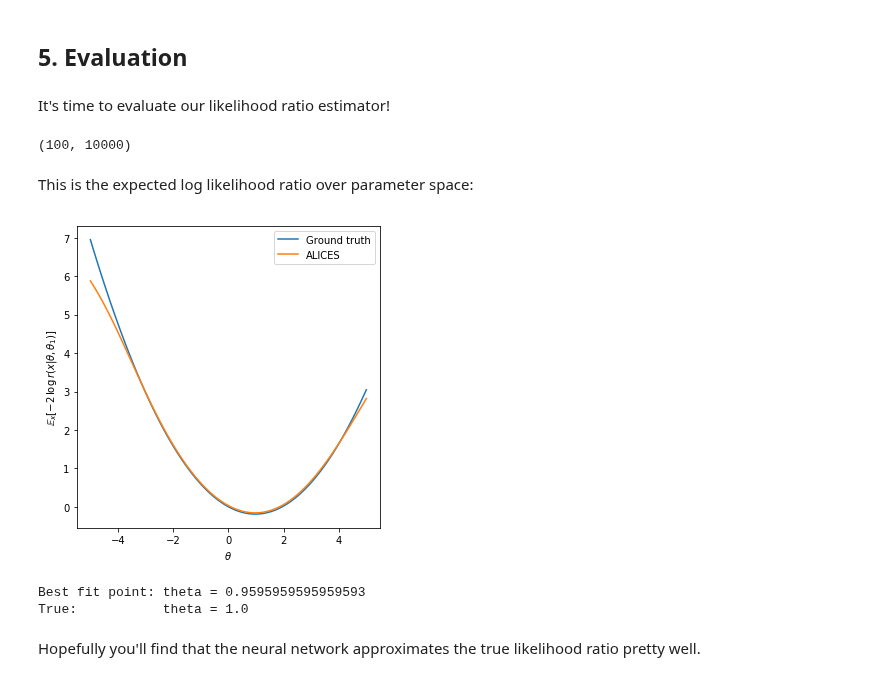
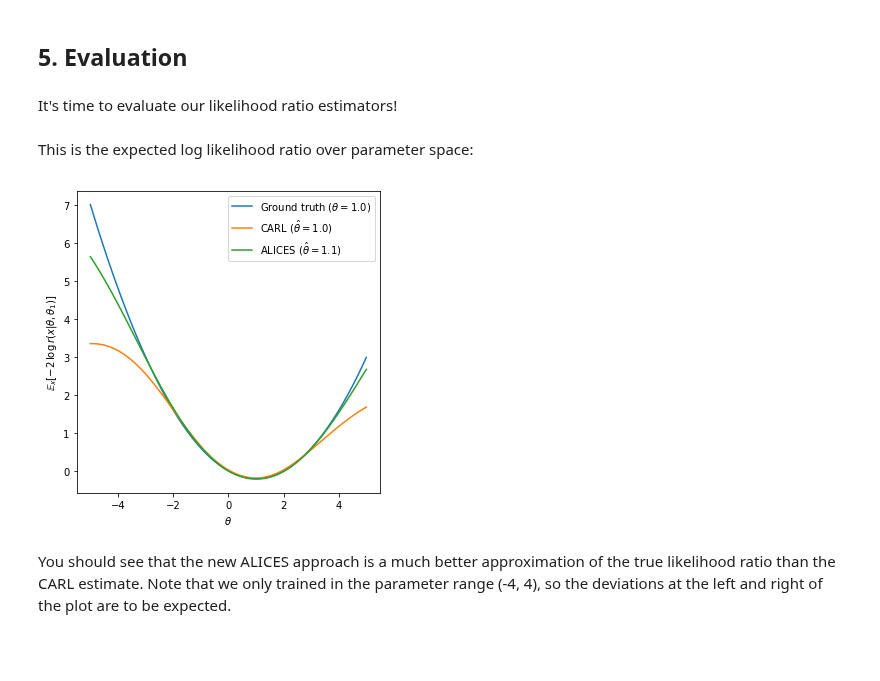
Before and after one commit to madminer-tool/madminer, a Jupyter notebook: examples/toy_example/toy_example.ipynb, the cells around one changed output. Drawn from its saved outputs; the diff is of its cells as text; code cells hidden in the pictures; blank space fills up the shorter version.

```diff
--- a/examples/toy_example/toy_example.ipynb
+++ b/examples/toy_example/toy_example.ipynb
@@ -160,7 +212,7 @@ forge.save('models/alices')
 # %% [markdown]
 We generate one test set from theta = 1:
 # %%
-n_param_points_test = 10000 # number of parameter points to test
+n_param_points_test = 1000 # number of parameter points to test
 
 theta_test = 1. * np.ones(shape=n_param_points_test).reshape(-1,1)
 # %% [markdown]
@@ -186,9 +238,20 @@ for theta in theta_grid:
 # %% [markdown]
 ## 5. Evaluation
 # %% [markdown]
-It's time to evaluate our likelihood ratio estimator!
+It's time to evaluate our likelihood ratio estimators!
+# %%
+forge = MLForge()
+forge.load('models/carl')
+
+log_r, _, _ = forge.evaluate(
+    theta0_filename='data/theta_grid.npy',
+    x='data/x_test.npy',
+    evaluate_score=False
+)
+
+nllr_test_carl = -2. * np.mean(log_r, axis=1)
 # %%
-forge = MLForge(debug=False)
+forge = MLForge()
 forge.load('models/alices')
 
 log_r, _, _ = forge.evaluate(
@@ -198,32 +261,25 @@ log_r, _, _ = forge.evaluate(
 )
 
 nllr_test_alices = -2. * np.mean(log_r, axis=1)
-# %%
-log_r.shape
-# %% [output]
-(100, 10000)
 # %% [markdown]
 This is the expected log likelihood ratio over parameter space:
 # %%
-best_fit = float(theta_grid[np.argmin(nllr_test_alices)])
+best_fit_alices = float(theta_grid[np.argmin(nllr_test_alices)])
+best_fit_carl = float(theta_grid[np.argmin(nllr_test_carl)])
 
 fig = plt.figure(figsize=(5,5))
 
-plt.plot(theta_grid, nllr_test_true, label='Ground truth')
-plt.plot(theta_grid, nllr_test_alices, label='ALICES')
+plt.plot(theta_grid, nllr_test_true, label=r'Ground truth ($\theta = 1.0$)')
+plt.plot(theta_grid, nllr_test_carl, label=r'CARL ($\hat{\theta} = ' + '{:.1f}$)'.format(best_fit_carl))
+plt.plot(theta_grid, nllr_test_alices, label=r'ALICES ($\hat{\theta} = ' + '{:.1f}$)'.format(best_fit_alices))
 
 plt.xlabel(r'$\theta$')
 plt.ylabel(r'$\mathbb{E}_x [ -2\, \log \,r(x | \theta, \theta_{1}) ]$')
 
 plt.legend()
 plt.tight_layout()
 plt.show()
-
-print("Best fit point: theta = {}".format(best_fit))
-print("True:           theta = {}".format(1.))
 # %% [output]
-[figure, old version]
+[figure, new version]
-Best fit point: theta = 0.9595959595959593
-True:           theta = 1.0
-# %% [markdown]
-Hopefully you'll find that the neural network approximates the true likelihood ratio pretty well.
+# %% [markdown]
+You should see that the new ALICES approach is a much better approximation of the true likelihood ratio than the CARL estimate. Note that we only trained in the parameter range (-4, 4), so the deviations at the left and right of the plot are to be expected.
```
Also changed, not shown: parts of 6 cells of this notebook.
